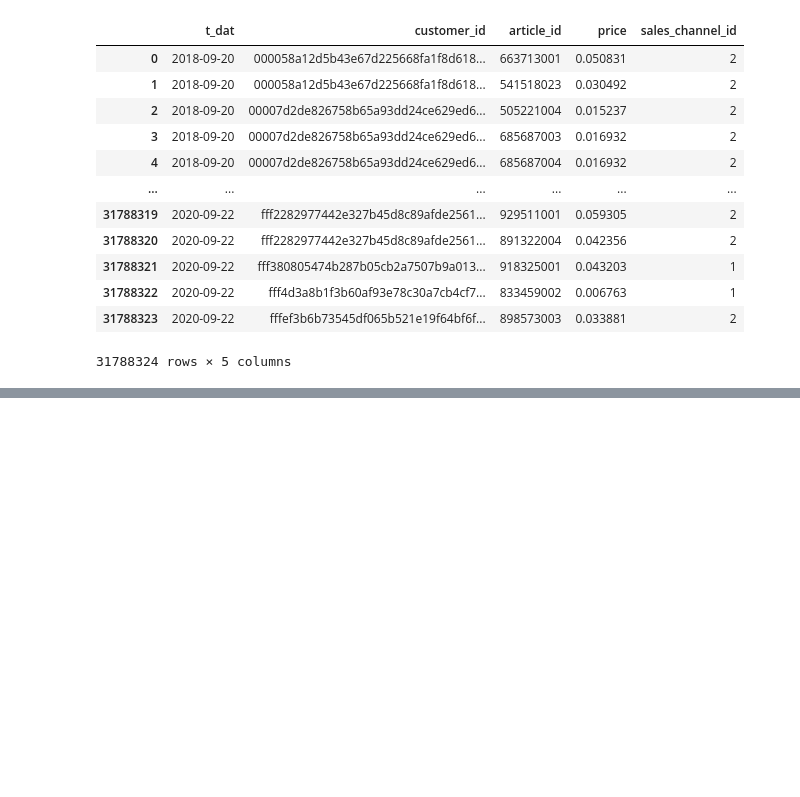
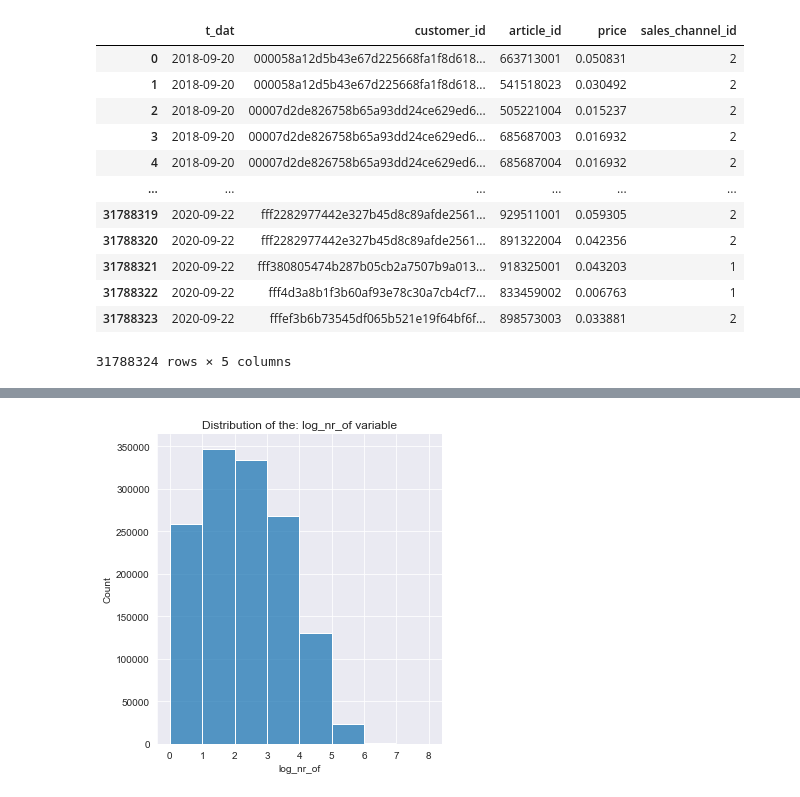
Before and after one commit to krinya/kaggle_handm, a Jupyter notebook: 01_start.ipynb, the cells around one changed output, grey strips where cells are left out. Saved outputs shown, nothing was run; the diff lists cells and outputs as text; code cells hidden in the pictures; blank space fills up the shorter version.

```diff
--- a/01_start.ipynb
+++ b/01_start.ipynb
@@ -108,0 +166,4 @@ transactions
+# %%
+plot_continous_histogram(count_purchase, 'log_nr_of', binwidth=1)
+# %% [output]
+[figure, added]
```
Also changed, not shown: parts of 7 cells of this notebook.
